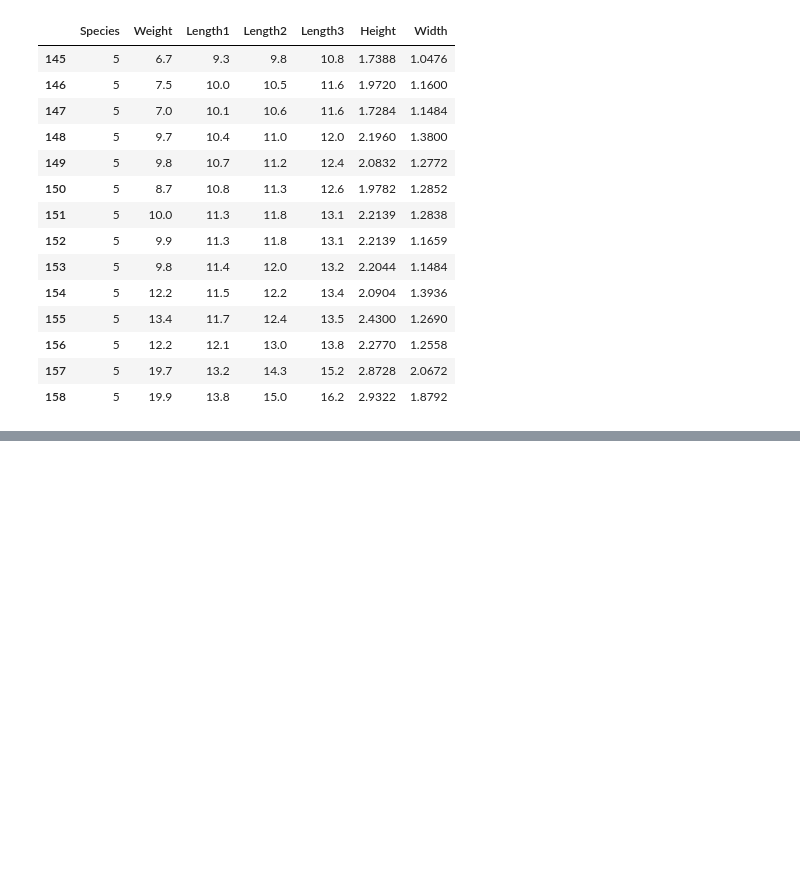
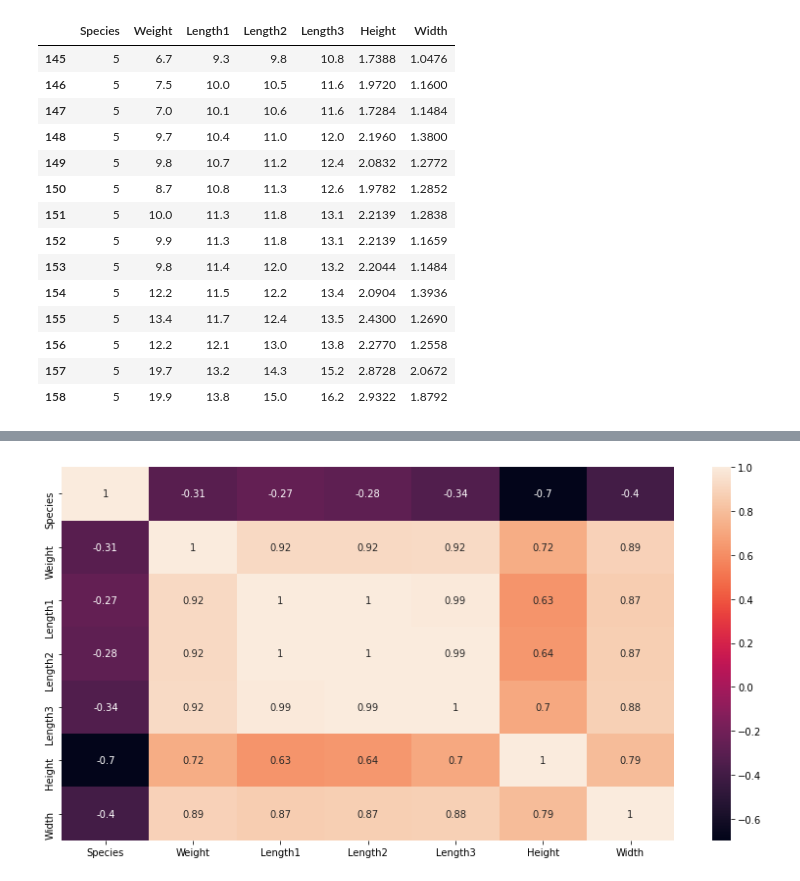
Before and after one commit to rahulbatra-19/FishDATA, a Jupyter notebook: Untitled.ipynb, the cells around one changed output, grey strips where cells are left out. Drawn from its saved outputs; the diff is of its cells as text; code cells hidden in the pictures; blank space fills up the shorter version.

```diff
--- a/Untitled.ipynb
+++ b/Untitled.ipynb
@@ -92,8 +91,8 @@ fish.tail(n=14)
 | 157 | 5 | 19.7 | 13.2 | 14.3 | 15.2 | 2.8728 | 2.0672 |
 | 158 | 5 | 19.9 | 13.8 | 15.0 | 16.2 | 2.9322 | 1.8792 |
 # %%
-fish['Length'] = (fish['Length1'] + fish['Length2'] + fish['Length3'])/3
-fish['size'] = fish['Width']*fish['Height']
+# fish['Length'] = (fish['Length1'] + fish['Length2'] + fish['Length3'])/3
+# fish['size'] = fish['Width']*fish['Height']
 # %%
 print(fish)
 # %% [output]
@@ -149,6 +144,12 @@ X_train, X_test, y_train, y_test = train_test_split(X,y,test_size =0.4,random_st
 # %%
 Lr = LinearRegression()
 Lr = Lr.fit(X_train, y_train)
+# %%
+plt.figure(figsize=(14,7))
+sns.heatmap(fish.corr(), annot=True)
+plt.show()
+# %% [output]
+[figure, added]
 # %%
 y_predicted= Lr.predict(X_test)
 MSE = mean_squared_error(y_test, y_predicted)
```
Also changed, not shown: parts of 12 cells of this notebook.
